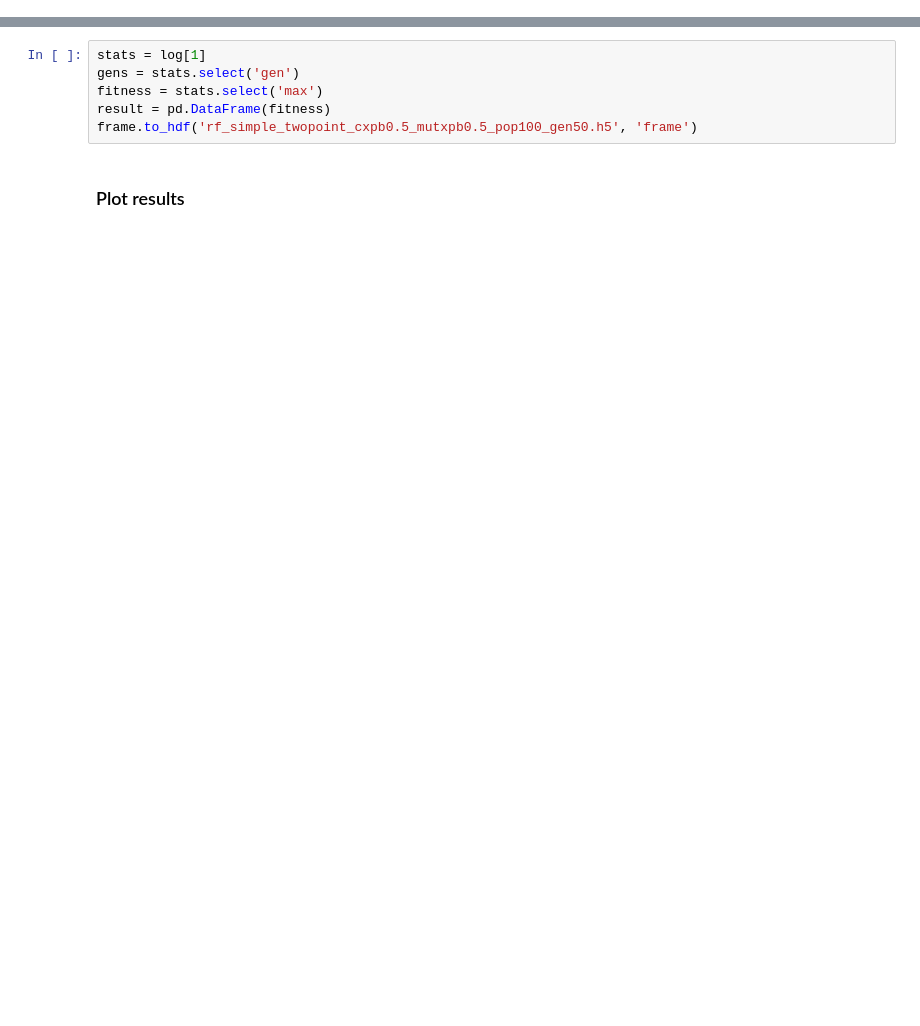
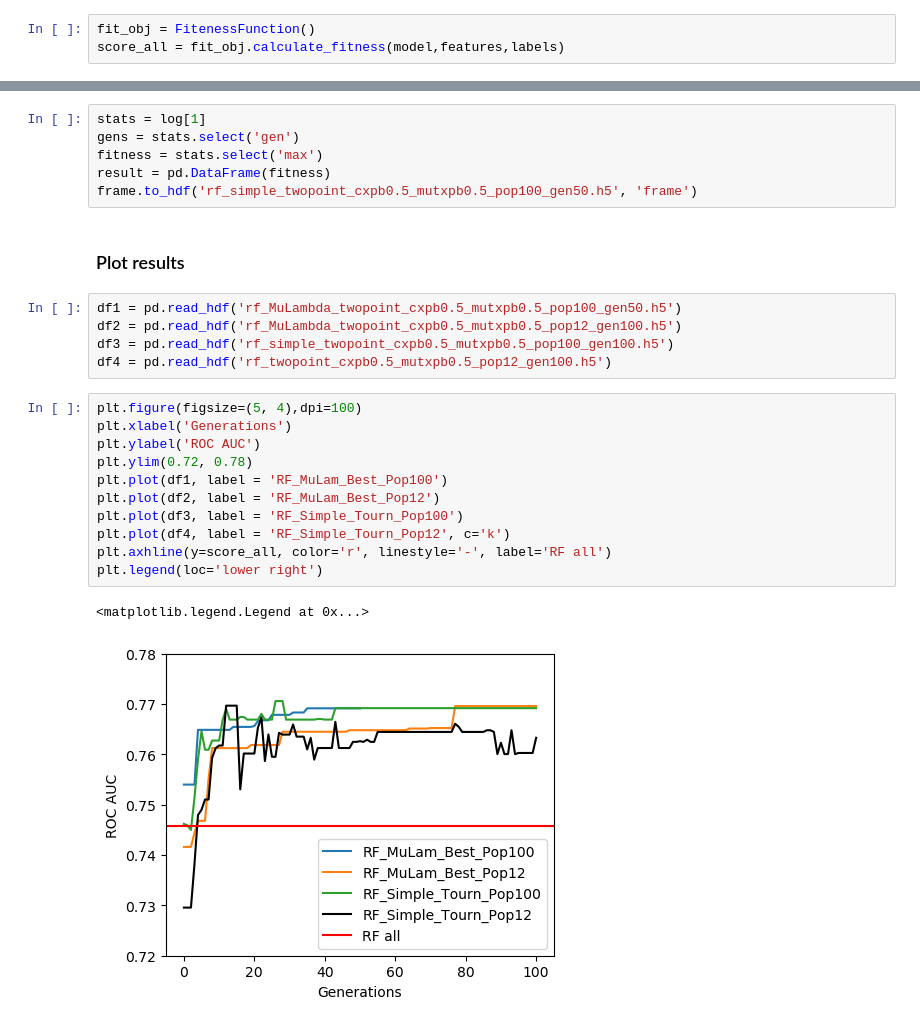
Before and after one commit to llayer/ml_exercise, a Jupyter notebook: GA.ipynb, the cells around one changed output, grey strips where cells are left out. Cells and saved outputs as stored; diff of their text form; blank space fills up the shorter version.

```diff
--- a/GA.ipynb
+++ b/GA.ipynb
@@ -476,6 +476,9 @@ class FeatureSelectionGA:
 # %%
 from sklearn.ensemble import RandomForestClassifier
 model = RandomForestClassifier(n_estimators=20, n_jobs=4, random_state=42)
+# %%
+fit_obj = FitenessFunction()
+score_all = fit_obj.calculate_fitness(model,features,labels)
 # %%
 fsga = FeatureSelectionGA(model, features, labels)
 #pop = fsga.generate(12, cxpb = 0.5, mutxpb = 0.5, ngen=100)
@@ -488,3 +499,22 @@ result = pd.DataFrame(fitness)
 frame.to_hdf('rf_simple_twopoint_cxpb0.5_mutxpb0.5_pop100_gen50.h5', 'frame')
 # %% [markdown]
 ### Plot results
+# %%
+df1 = pd.read_hdf('rf_MuLambda_twopoint_cxpb0.5_mutxpb0.5_pop100_gen50.h5')
+df2 = pd.read_hdf('rf_MuLambda_twopoint_cxpb0.5_mutxpb0.5_pop12_gen100.h5')
+df3 = pd.read_hdf('rf_simple_twopoint_cxpb0.5_mutxpb0.5_pop100_gen100.h5')
+df4 = pd.read_hdf('rf_twopoint_cxpb0.5_mutxpb0.5_pop12_gen100.h5')
+# %%
+plt.figure(figsize=(5, 4),dpi=100)
+plt.xlabel('Generations')
+plt.ylabel('ROC AUC')
+plt.ylim(0.72, 0.78)
+plt.plot(df1, label = 'RF_MuLam_Best_Pop100')
+plt.plot(df2, label = 'RF_MuLam_Best_Pop12')
+plt.plot(df3, label = 'RF_Simple_Tourn_Pop100')
+plt.plot(df4, label = 'RF_Simple_Tourn_Pop12', c='k')
+plt.axhline(y=score_all, color='r', linestyle='-', label='RF all')
+plt.legend(loc='lower right')
+# %% [output]
+<matplotlib.legend.Legend at 0x...>
+[figure, added]
```
Also changed, not shown: parts of 3 cells of this notebook.
